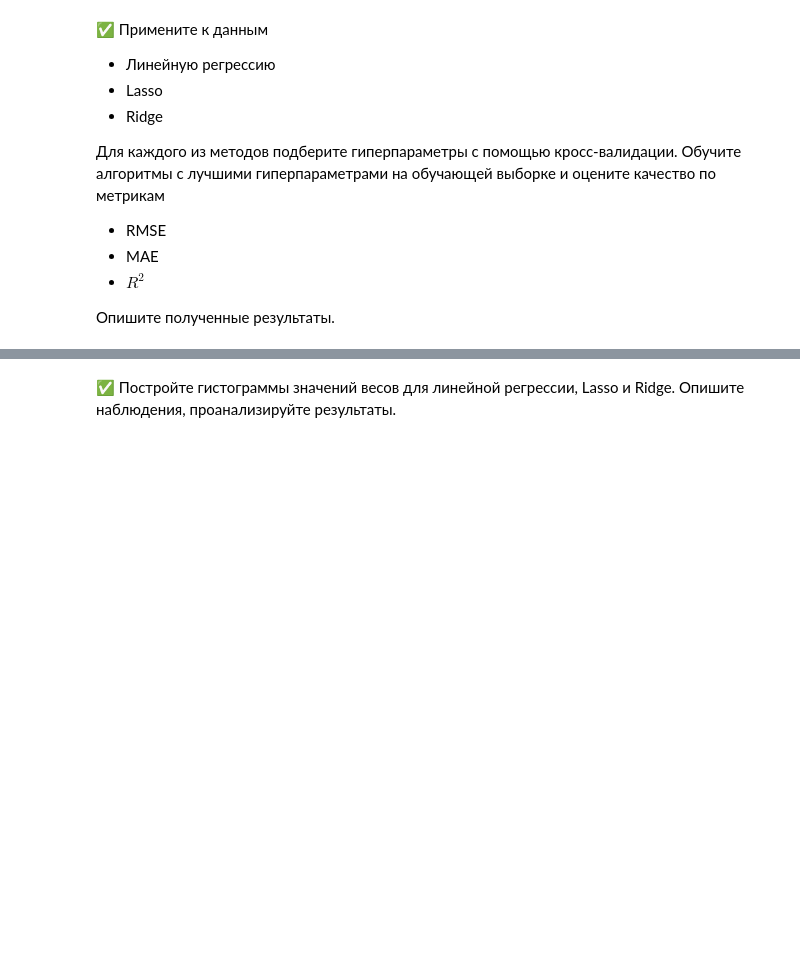
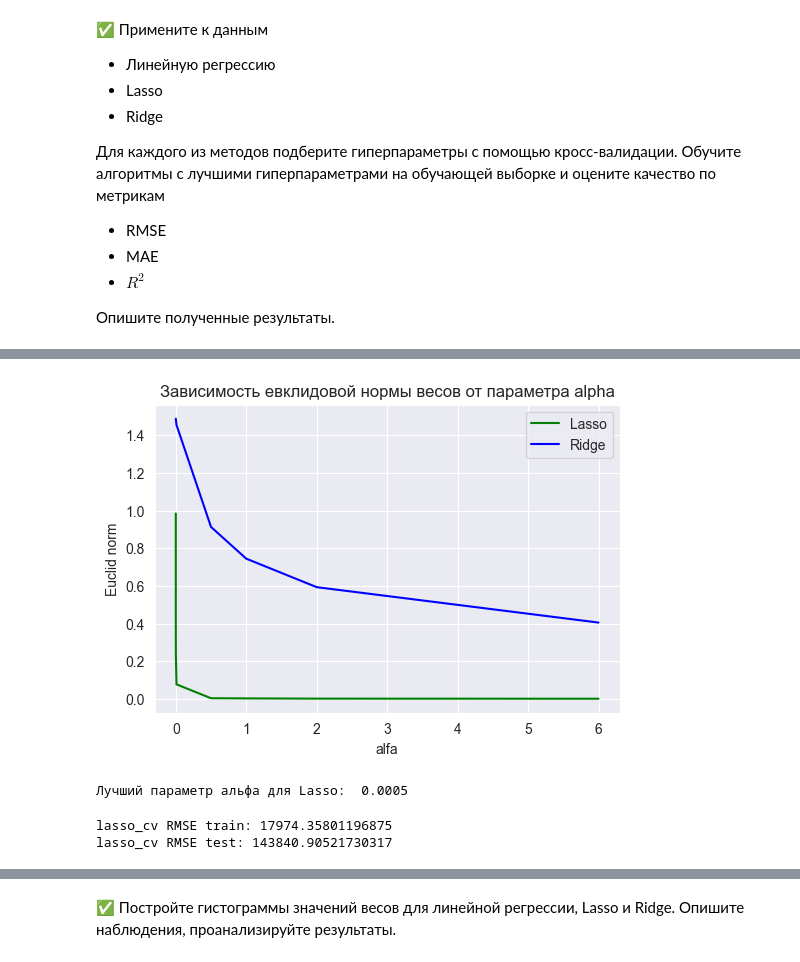
Before and after one commit to KraviGO/ML, a Jupyter notebook: Postupashki_ML_start/HW_2/HW2_LinearRegression.ipynb.ipynb, the cells around one changed output, grey strips where cells are left out. Cells and saved outputs as stored; diff of their text form; code cells hidden in the pictures; blank space fills up the shorter version.

```diff
--- a/Postupashki_ML_start/HW_2/HW2_LinearRegression.ipynb.ipynb
+++ b/Postupashki_ML_start/HW_2/HW2_LinearRegression.ipynb.ipynb
@@ -354,0 +352,3 @@ plt.hist(np.log1p(data['SalePrice']), bins=35)
+# %%
+lin_regr = LinearRegression()
+lin_regr.fit(X_train, y_train)
@@ -354,0 +397,3 @@ plt.hist(np.log1p(data['SalePrice']), bins=35)
+# %%
+lasso = Lasso(alpha=0.001)
+lasso.fit(X_train, y_train)
@@ -354,0 +442,3 @@ plt.hist(np.log1p(data['SalePrice']), bins=35)
+# %%
+ridge = Ridge(alpha=0.1)
+ridge.fit(X_train, y_train)
@@ -354,0 +485,17 @@ plt.hist(np.log1p(data['SalePrice']), bins=35)
+# %%
+alphas = [0.00005, 0.0001, 0.0003, 0.0005, 0.001, 0.01, 0.5, 1, 2, 6]
+
+lasso_euclid = []
+ridge_euclid = []
+
+for i in range(len(alphas)):
+    lasso = Lasso(alpha = alphas[i])
+    lasso.fit(X_train, y_train)
+    lasso_euclid.append(np.linalg.norm(lasso.coef_))
+
+for i in range(len(alphas)):
+    ridge = Ridge(alpha = alphas[i])
+    ridge.fit(X_train, y_train)
+    ridge_euclid.append(np.linalg.norm(ridge.coef_))
+
+print(lasso_euclid, '\n' + '-' * 15 + '\n', ridge_euclid)
@@ -354,0 +506,33 @@ plt.hist(np.log1p(data['SalePrice']), bins=35)
+# %%
+x = alphas
+y1 = lasso_euclid
+y2 = ridge_euclid
+
+fig, ax = plt.subplots(figsize=(6,4))
+
+ax.plot(x, y1, color='green', label='Lasso')
+ax.plot(x, y2, color='blue', label='Ridge')
+
+ax.grid(True)
+plt.xlabel('alfa')
+plt.ylabel('Euclid norm')
+plt.title('Зависимость евклидовой нормы весов от параметра alpha')
+
+leg = ax.legend(loc='upper right', frameon=True)
+# %% [output]
+[figure, added]
+# %%
+reg = LassoCV(cv=5, alphas=[0.0005, 0.0001, 0.0003, 0.0005, 0.001, 0.01, 0.5, 1, 2, 6], random_state=0).fit(X_train, y_train)
+best_lasso = reg.alpha_
+print("Лучший параметр альфа для Lasso: ", best_lasso)
+# %% [output]
+Лучший параметр альфа для Lasso:  0.0005
+# %%
+lasso_cv = Lasso(alpha=best_lasso)
+lasso_cv.fit(X_train, y_train)
+
+print(f'lasso_cv RMSE train: {np.sqrt(mean_squared_error(np.expm1(y_train), np.expm1(lasso_cv.predict(X_train))))}')
+print(f'lasso_cv RMSE test: {np.sqrt(mean_squared_error(np.expm1(y_test), np.expm1(lasso_cv.predict(X_test))))}')
+# %% [output]
+lasso_cv RMSE train: 17974.35801196875
+lasso_cv RMSE test: 143840.90521730317
```
Also changed, not shown: parts of 38 cells of this notebook.
